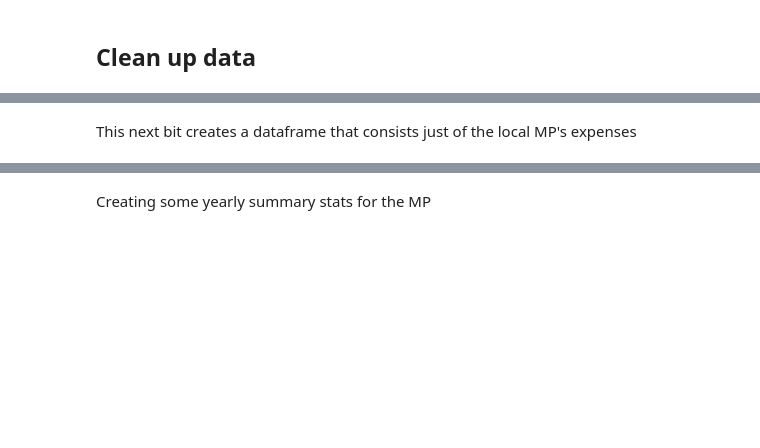
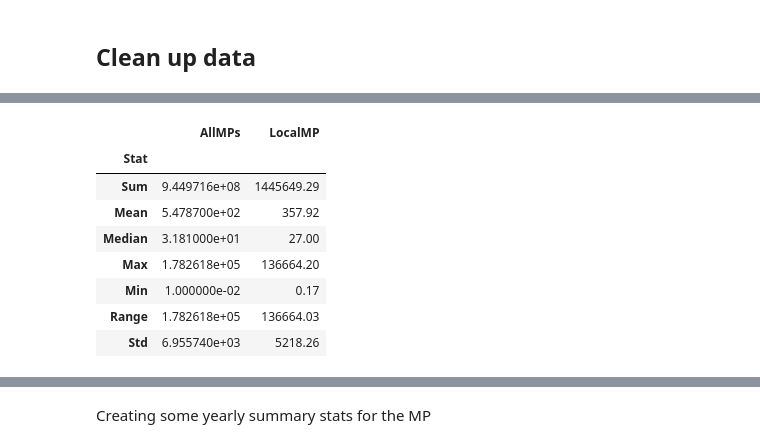
Before and after one commit to whitespider1066/MPExpenses, a Jupyter notebook: MPExpenses.ipynb, the cells around one changed output, grey strips where cells are left out. Drawn from its saved outputs; the diff is of its cells as text; code cells hidden in the pictures; blank space fills up the shorter version.

```diff
--- a/MPExpenses.ipynb
+++ b/MPExpenses.ipynb
@@ -80,2 +99,0 @@ data = [[amountPaid.mean(),amountPaid.median(),amountPaid.sum(),amountPaid.max()
-# %% [markdown]
-This next bit creates a dataframe that consists just of the local MP's expenses
@@ -84,0 +114,22 @@ localMPExpenses = localMPExpenses.sort_index()
+# %%
+# get the local MPs top level stats
+groupedExpenses = allMPsClaims.groupby('MPs Name')
+topLevelStats['LocalMP'] = [groupedExpenses.get_group(LOCALMP)['Amount Paid'].aggregate(sum),
+                            groupedExpenses.get_group(LOCALMP)['Amount Paid'].aggregate("mean"),
+                            groupedExpenses.get_group(LOCALMP)['Amount Paid'].aggregate("median"),
+                            groupedExpenses.get_group(LOCALMP)['Amount Paid'].aggregate(max),
+                            groupedExpenses.get_group(LOCALMP)['Amount Paid'].aggregate(min),
+                            groupedExpenses.get_group(LOCALMP)['Amount Paid'].aggregate(max)-groupedExpenses.get_group(LOCALMP)['Amount Paid'].aggregate(min),
+                            groupedExpenses.get_group(LOCALMP)['Amount Paid'].aggregate("std")]
+topLevelStats = topLevelStats.round(decimals=2)
+topLevelStats
+# %% [output]
+|  | AllMPs | LocalMP |
+| Stat |  |  |
+| Sum | 9.449716e+08 | 1445649.29 |
+| Mean | 5.478700e+02 | 357.92 |
+| Median | 3.181000e+01 | 27.00 |
+| Max | 1.782618e+05 | 136664.20 |
+| Min | 1.000000e-02 | 0.17 |
+| Range | 1.782618e+05 | 136664.03 |
+| Std | 6.955740e+03 | 5218.26 |
```
Also changed, not shown: parts of 43 cells of this notebook, 3 other files.
